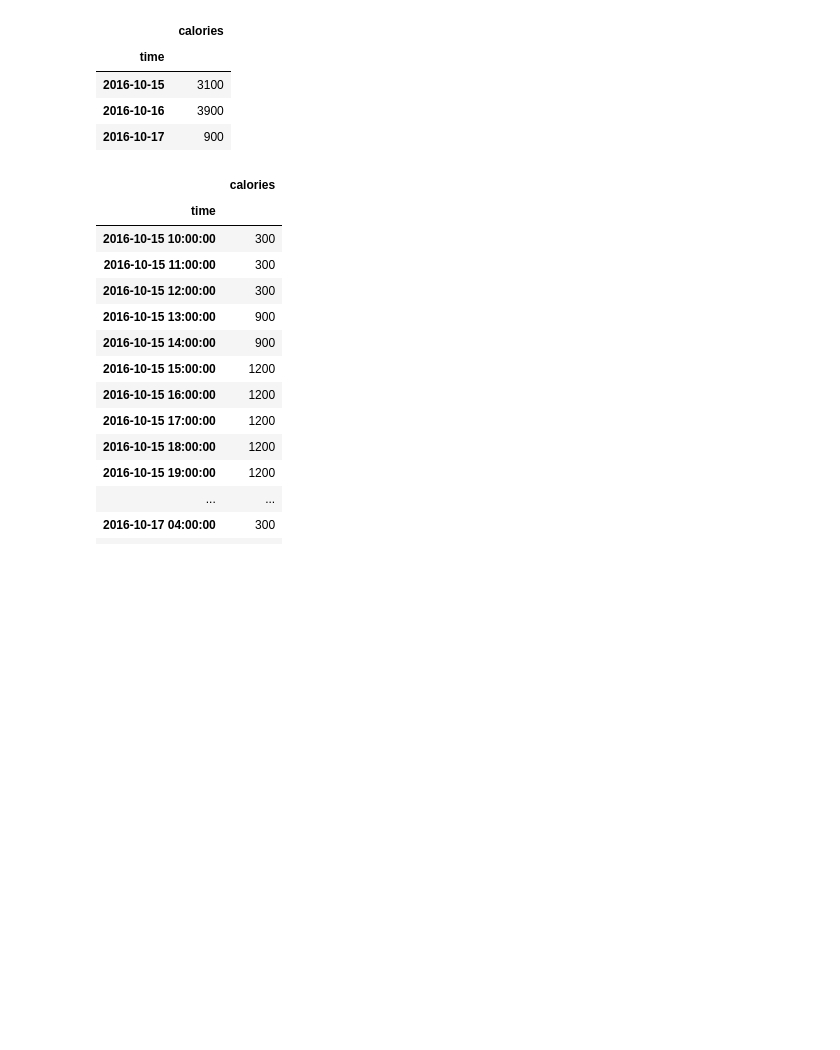
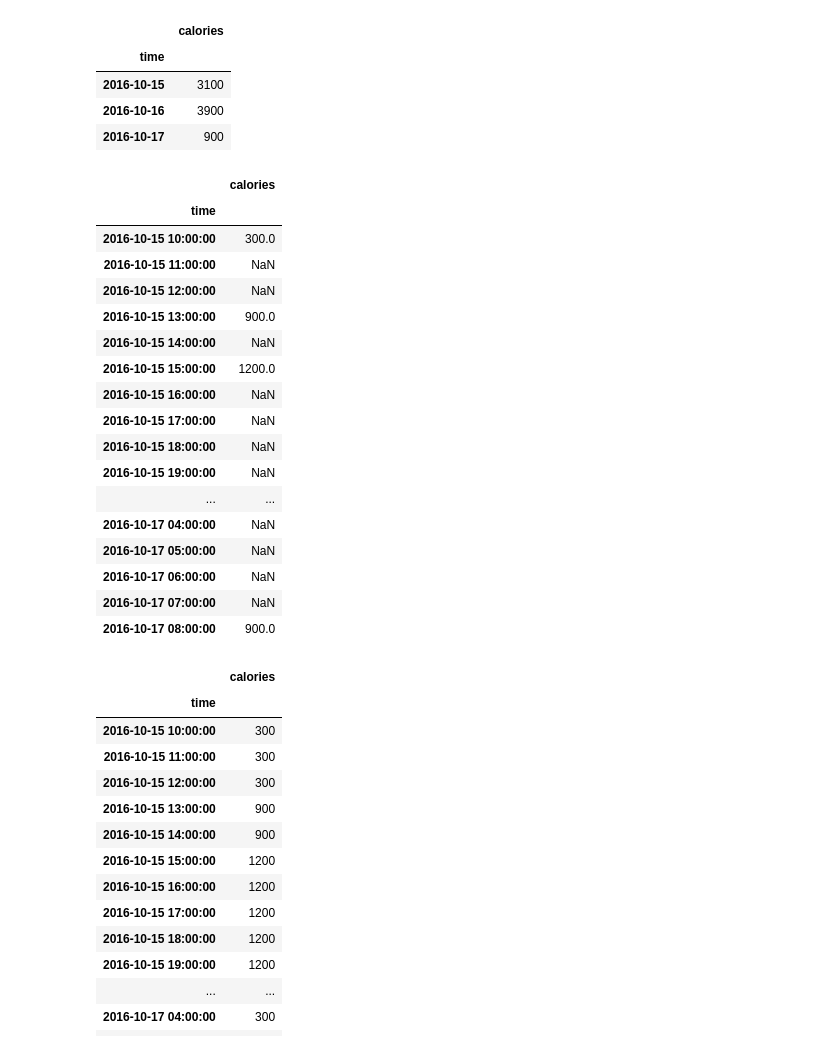
Before and after one commit to grechut/first-steps-with-pandas, a Jupyter notebook: pyconpl-workshop/first-steps-with-pandas-with-solutions.ipynb, the cells around one changed output. Drawn from its saved outputs; the diff is of its cells as text; code cells hidden in the pictures; blank space fills up the shorter version.

```diff
--- a/pyconpl-workshop/first-steps-with-pandas-with-solutions.ipynb
+++ b/pyconpl-workshop/first-steps-with-pandas-with-solutions.ipynb
@@ -1263,6 +1263,27 @@ spiderman_meals.resample('1D').sum()
 | 2016-10-15 | 3100 |
 | 2016-10-16 | 3900 |
 | 2016-10-17 | 900 |
+# %%
+spiderman_meals.resample('1H').mean()
+# %% [output]
+|  | calories |
+| time |  |
+| 2016-10-15 10:00:00 | 300.0 |
+| 2016-10-15 11:00:00 | NaN |
+| 2016-10-15 12:00:00 | NaN |
+| 2016-10-15 13:00:00 | 900.0 |
+| 2016-10-15 14:00:00 | NaN |
+| 2016-10-15 15:00:00 | 1200.0 |
+| 2016-10-15 16:00:00 | NaN |
+| 2016-10-15 17:00:00 | NaN |
+| 2016-10-15 18:00:00 | NaN |
+| 2016-10-15 19:00:00 | NaN |
+| ... | ... |
+| 2016-10-17 04:00:00 | NaN |
+| 2016-10-17 05:00:00 | NaN |
+| 2016-10-17 06:00:00 | NaN |
+| 2016-10-17 07:00:00 | NaN |
+| 2016-10-17 08:00:00 | 900.0 |
 # %%
 spiderman_meals.resample('1H').ffill()
 # %% [output]
```
Also changed, not shown: parts of 22 cells of this notebook.
